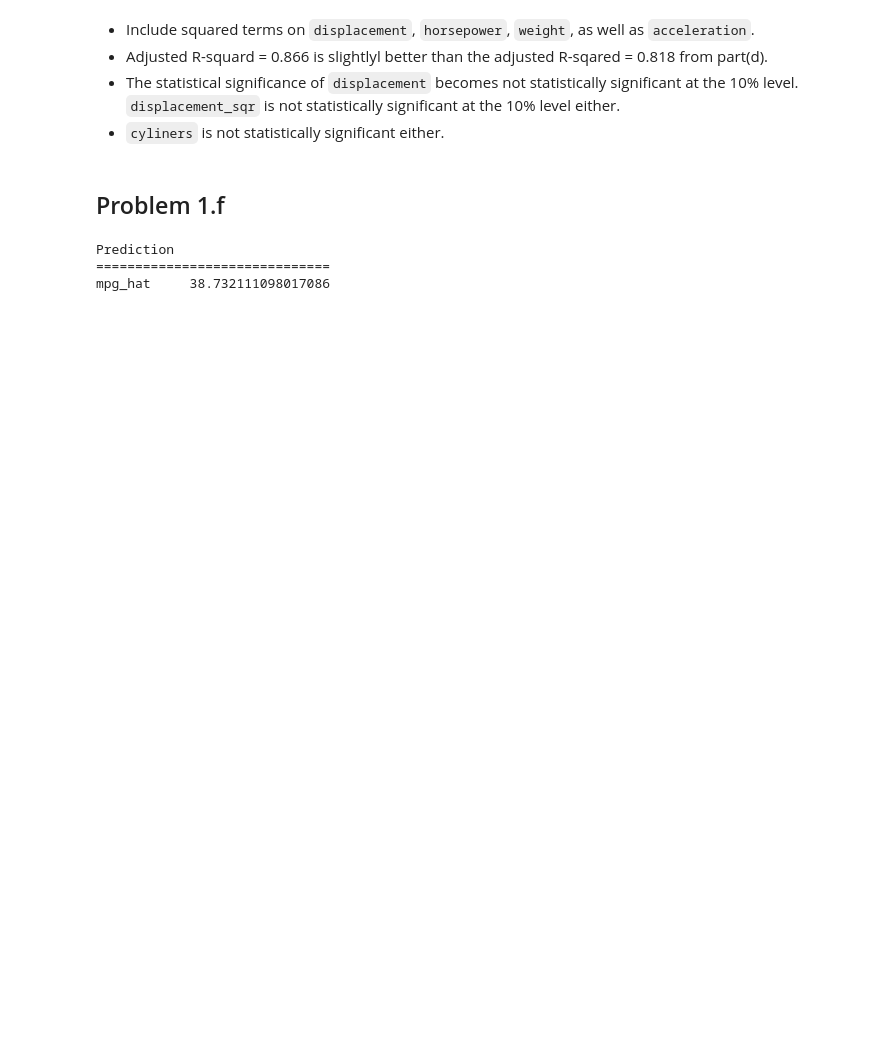
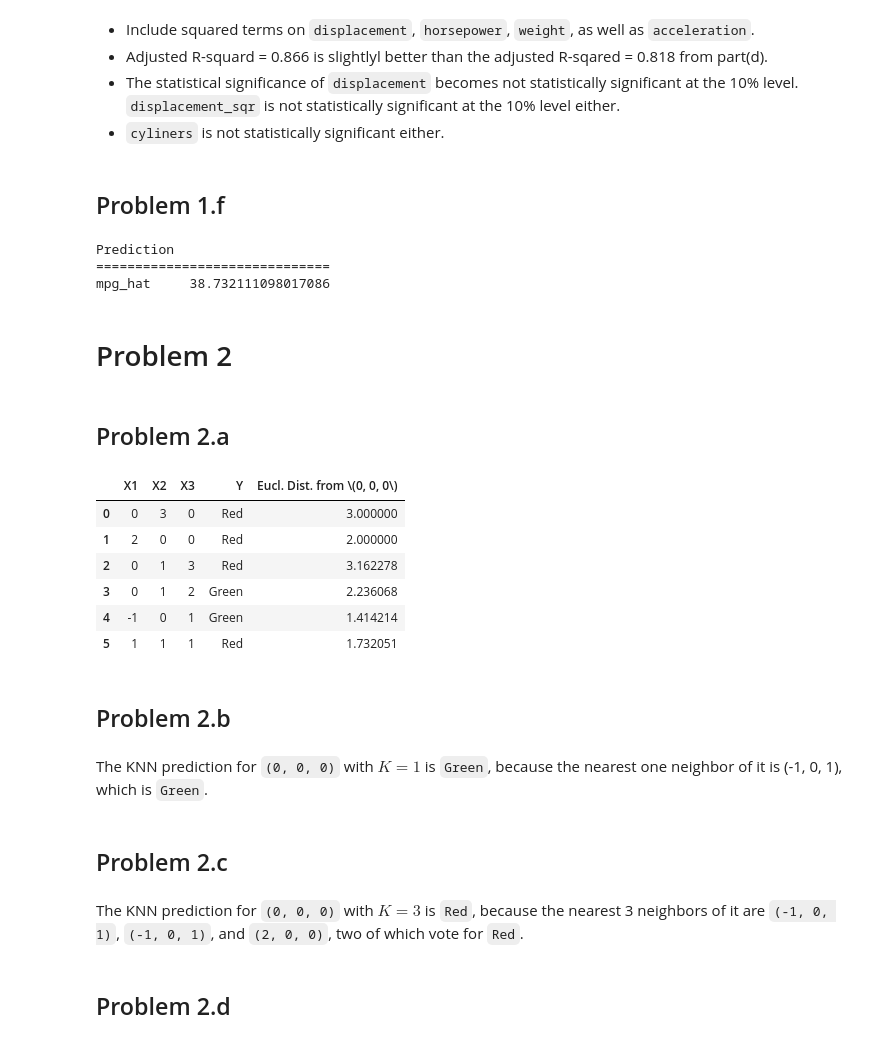
Before and after one commit to luxin-tian/persp-model-econ_w20, a Jupyter notebook: ProblemSets/PS6/PS6_answer.ipynb, the cells around one changed output. Cells and saved outputs as stored; diff of their text form; code cells hidden in the pictures; blank space fills up the shorter version.

```diff
--- a/ProblemSets/PS6/PS6_answer.ipynb
+++ b/ProblemSets/PS6/PS6_answer.ipynb
@@ -138,3 +153,41 @@ print('Prediction \n'+'=' * 30, '\nmpg_hat    ', result_quad.predict(exog=X_pred
 Prediction
 ==============================
 mpg_hat     38.732111098017086
+# %% [markdown]
+# Problem 2
+# %% [markdown]
+## Problem 2.a
+# %%
+# Code the data
+df2 = pd.DataFrame(([0, 3, 0, 'Red'],
+                   [2, 0, 0, 'Red'],
+                   [0, 1, 3, 'Red'],
+                   [0, 1, 2, 'Green'],
+                   [-1, 0, 1, 'Green'],
+                   [1, 1, 1, 'Red']),
+                  columns=['X1', 'X2', 'X3', 'Y'])
+# %%
+# Calculate the Euclidian distance
+df2['Eucl. Dist. from \(0, 0, 0\)'] = np.sqrt((df2['X1'] ** 2 +
+                                              df2['X2'] ** 2 +
+                                              df2['X3'] ** 2))
+# %%
+df2
+# %% [output]
+|  | X1 | X2 | X3 | Y | Eucl. Dist. from \(0, 0, 0\) |
+| 0 | 0 | 3 | 0 | Red | 3.000000 |
+| 1 | 2 | 0 | 0 | Red | 2.000000 |
+| 2 | 0 | 1 | 3 | Red | 3.162278 |
+| 3 | 0 | 1 | 2 | Green | 2.236068 |
+| 4 | -1 | 0 | 1 | Green | 1.414214 |
+| 5 | 1 | 1 | 1 | Red | 1.732051 |
+# %% [markdown]
+## Problem 2.b
+# %% [markdown]
+The KNN prediction for `(0, 0, 0)` with $K=1$ is `Green`, because the nearest one neighbor of it is (-1, 0, 1), which is `Green`.
+# %% [markdown]
+## Problem 2.c
+# %% [markdown]
+The KNN prediction for `(0, 0, 0)` with $K=3$ is `Red`, because the nearest 3 neighbors of it are `(-1, 0, 1)`, `(-1, 0, 1)`, and `(2, 0, 0)`, two of which vote for `Red`.
+# %% [markdown]
+## Problem 2.d
```
Also changed, not shown: parts of 30 cells of this notebook.
